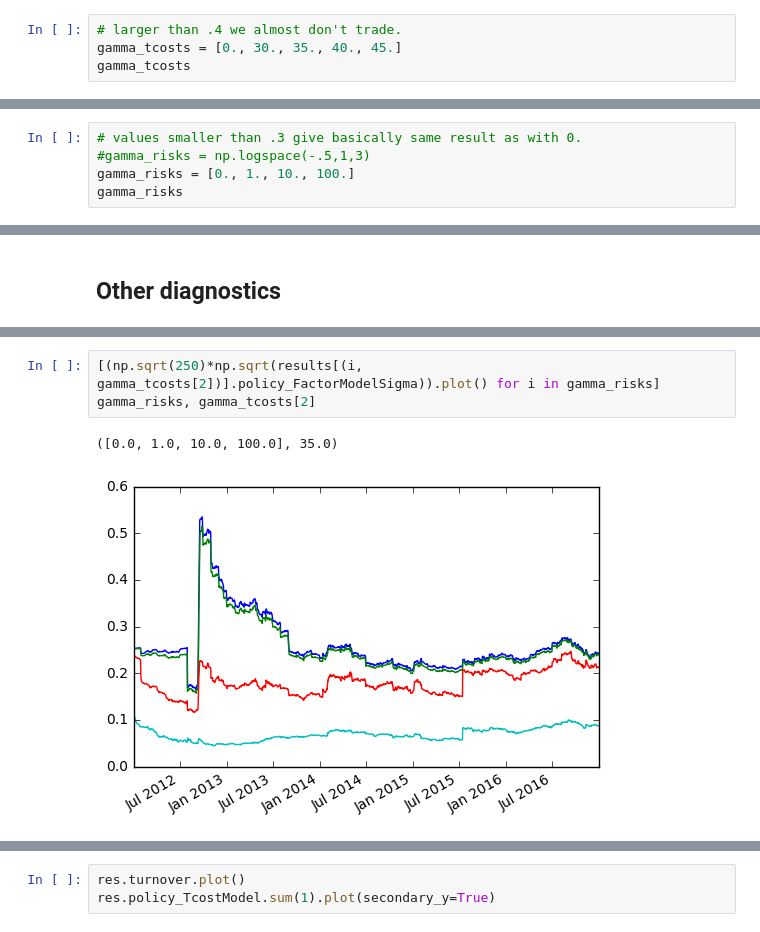
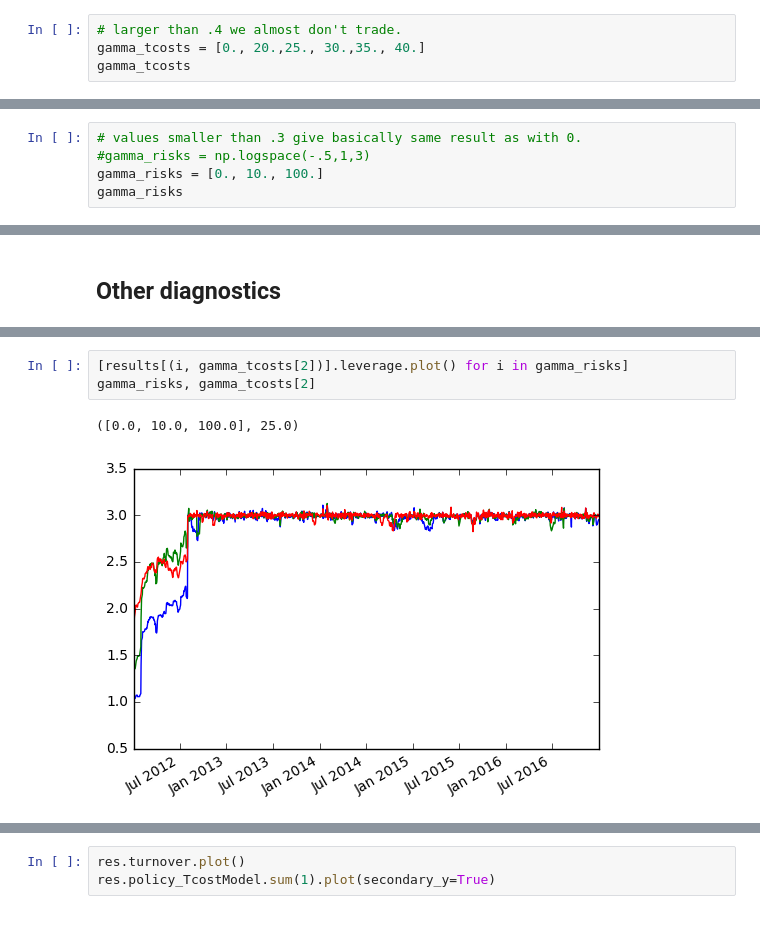
Before and after one commit to cvxgrp/cvxportfolio, a Jupyter notebook: SinglePeriodOptimizationExample.ipynb, the cells around one changed output, grey strips where cells are left out. Saved outputs shown, nothing was run; the diff lists cells and outputs as text.

```diff
--- a/SinglePeriodOptimizationExample.ipynb
+++ b/SinglePeriodOptimizationExample.ipynb
@@ -64,6 +64,6 @@ p_0 = 1E8*p
 ## Policy
 # %%
 # larger than .4 we almost don't trade.
-gamma_tcosts = [0., 30., 35., 40., 45.]
+gamma_tcosts = [0., 20.,25., 30.,35., 40.]
 gamma_tcosts
 # %% [output]
@@ -71,6 +71,6 @@ gamma_tcosts
 # %%
 # values smaller than .3 give basically same result as with 0.
 #gamma_risks = np.logspace(-.5,1,3)
-gamma_risks = [0., 1., 10., 100.]
+gamma_risks = [0., 10., 100.]
 gamma_risks
 # %% [output]
@@ -181,6 +187,6 @@ for i in range(4):
 # %%
-[(np.sqrt(250)*np.sqrt(results[(i, gamma_tcosts[2])].policy_FactorModelSigma)).plot() for i in gamma_risks]
+[results[(i, gamma_tcosts[2])].leverage.plot() for i in gamma_risks]
 gamma_risks, gamma_tcosts[2]
 # %% [output]
-([0.0, 1.0, 10.0, 100.0], 35.0)
+([0.0, 10.0, 100.0], 25.0)
-[figure, old version]
+[figure, new version]
```
Also changed, not shown: parts of 14 cells of this notebook.
